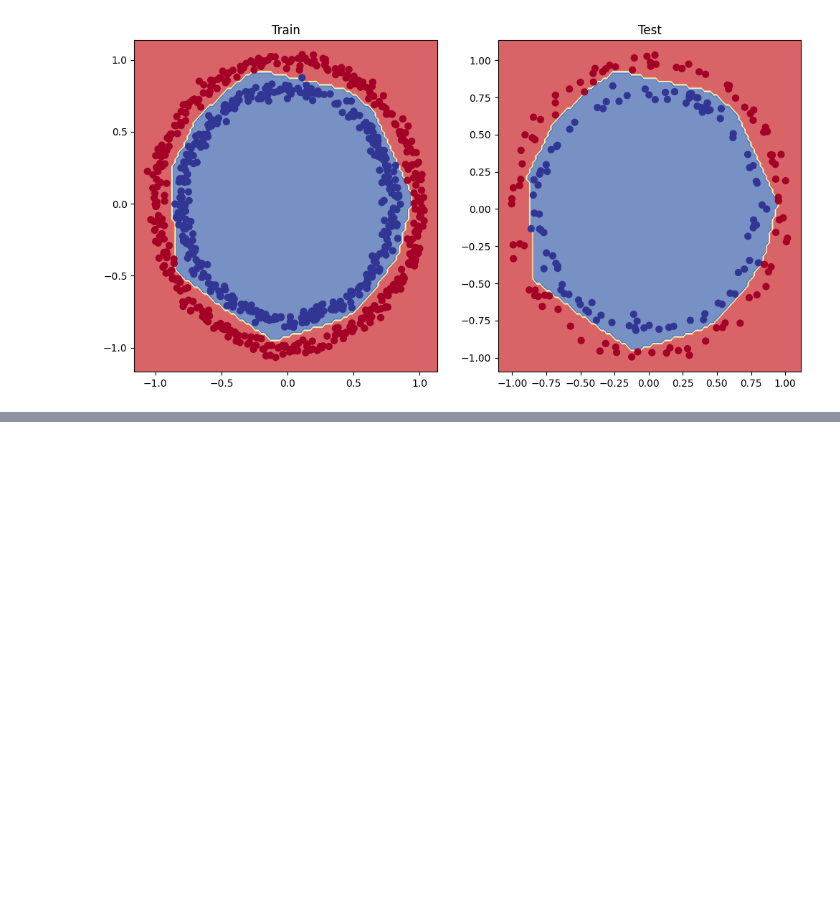
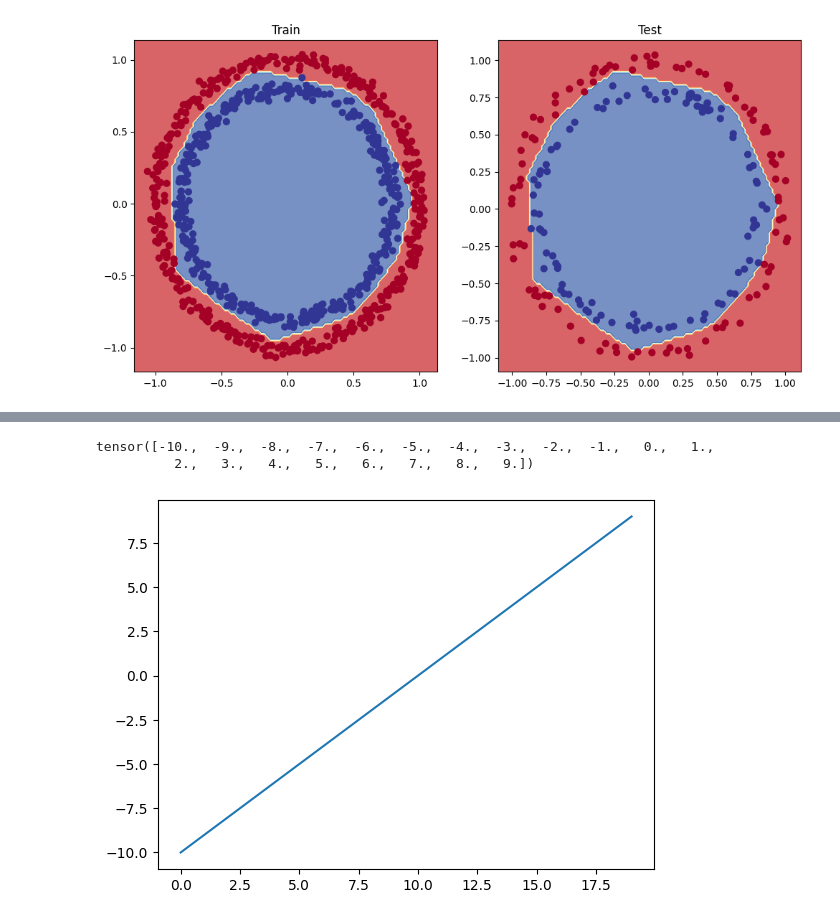
Before and after one commit to Koscee/pytorch-deep-learning-practice, a Jupyter notebook: 02_pytorch_classification.ipynb, the cells around one changed output, grey strips where cells are left out. Saved outputs shown, nothing was run; the diff lists cells and outputs as text; code cells hidden in the pictures; blank space fills up the shorter version.

```diff
--- a/02_pytorch_classification.ipynb
+++ b/02_pytorch_classification.ipynb
@@ -880,0 +886,12 @@ plot_decision_boundary(model_3, X_test, y_test)
+# %%
+# Create a tensor
+T = torch.arange(start=-10, end=10, step=1, dtype=torch.float)
+T
+# %% [output]
+tensor([-10.,  -9.,  -8.,  -7.,  -6.,  -5.,  -4.,  -3.,  -2.,  -1.,   0.,   1.,
+          2.,   3.,   4.,   5.,   6.,   7.,   8.,   9.])
+# %%
+# Visualize the tensor
+plt.plot(T);
+# %% [output]
+[figure, added]
```
Also changed, not shown: parts of 16 cells of this notebook.
